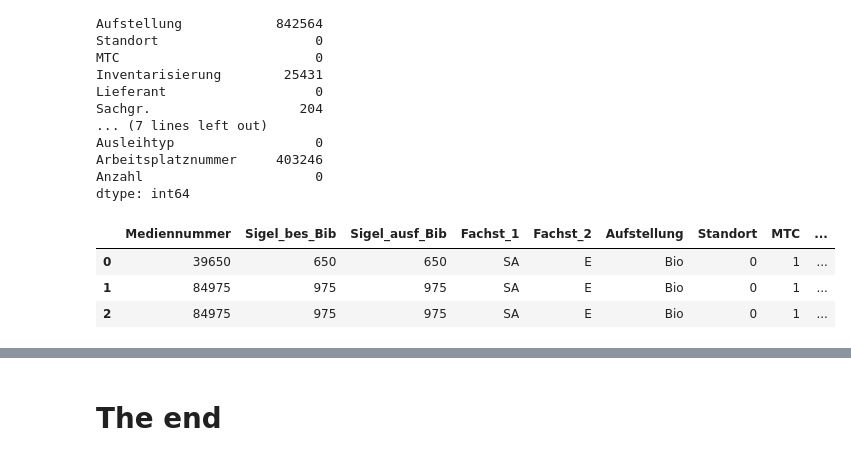
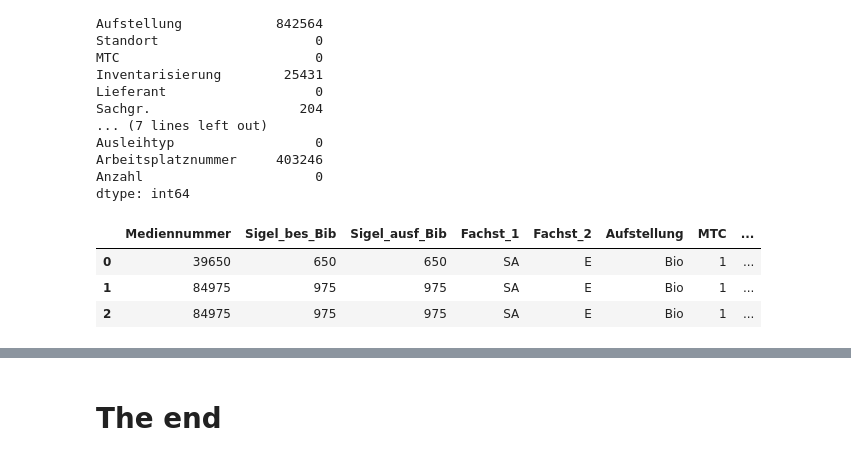
Before and after one commit to BeatriceM476/Final-project, a Jupyter notebook: AusEx_2024.ipynb, the cells around one changed output, grey strips where cells are left out. Cells and saved outputs as stored; diff of their text form; code cells hidden in the pictures.

```diff
--- a/AusEx_2024.ipynb
+++ b/AusEx_2024.ipynb
@@ -236,13 +236,13 @@ Anzahl                      0
 dtype: int64
 # %%
 # delete colonnes
-AusEx_2024_df = AusEx_2024_df.drop(columns=['Ausgabeort', 'Lieferant', 'Arbeitsplatznummer', 'Geburtsjahr'])
+AusEx_2024_df = AusEx_2024_df.drop(columns=['Ausgabeort', 'Lieferant', 'Arbeitsplatznummer', 'Geburtsjahr', 'Standort', 'Untergr.'])
 AusEx_2024_df.head(3)
 # %% [output]
-|  | Mediennummer | Sigel_bes_Bib | Sigel_ausf_Bib | Fachst_1 | Fachst_2 | Aufstellung | Standort | MTC | ... |
-| 0 | 39650 | 650 | 650 | SA | E | Bio | 0 | 1 | ... |
-| 1 | 84975 | 975 | 975 | SA | E | Bio | 0 | 1 | ... |
-| 2 | 84975 | 975 | 975 | SA | E | Bio | 0 | 1 | ... |
+|  | Mediennummer | Sigel_bes_Bib | Sigel_ausf_Bib | Fachst_1 | Fachst_2 | Aufstellung | MTC | ... |
+| 0 | 39650 | 650 | 650 | SA | E | Bio | 1 | ... |
+| 1 | 84975 | 975 | 975 | SA | E | Bio | 1 | ... |
+| 2 | 84975 | 975 | 975 | SA | E | Bio | 1 | ... |
 # %%
 # test décalage des colonnes sur Medienummer concerné
 AusEx_2024_df[AusEx_2024_df['Mediennummer'] == "1982971"]
```
Also changed, not shown: parts of 7 cells of this notebook, 1 other file.
